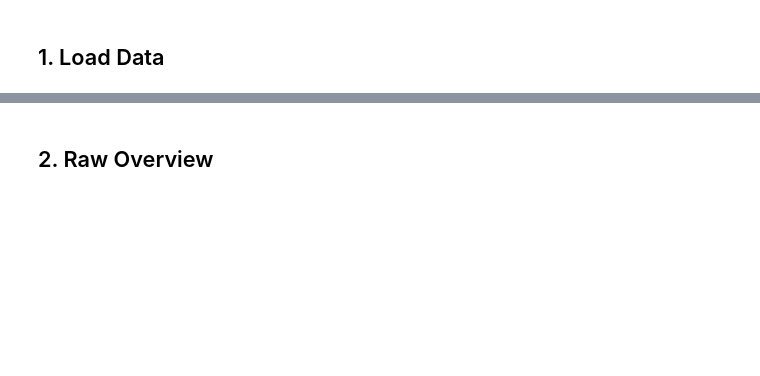
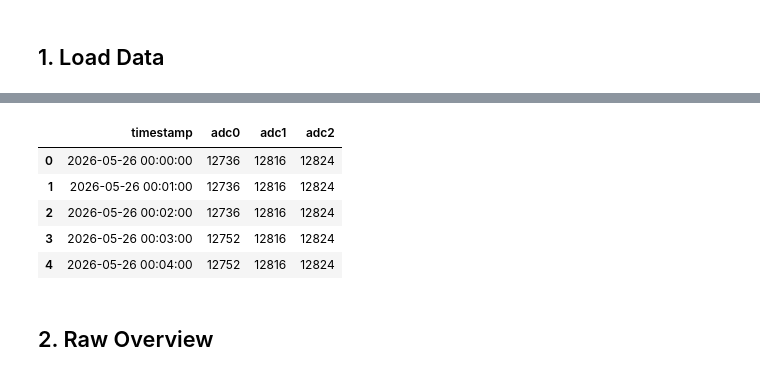
Before and after one commit to rooster-ninja/Moon_Temp_Calibration_Jupyter, a Jupyter notebook: sensor_offset_analysis.ipynb, the cells around one changed output, grey strips where cells are left out. Cells and saved outputs as stored; diff of their text form; code cells hidden in the pictures; blank space fills up the shorter version.

```diff
--- a/sensor_offset_analysis.ipynb
+++ b/sensor_offset_analysis.ipynb
@@ -19,7 +17,7 @@ ModuleNotFoundError: No module named 'matplotlib'
 # %% [markdown]
 ## 1. Load Data
 # %%
-CSV_PATH = "/Users/dek/claude_projects/moon_temp_logger/target/release/logs/2026-05-26.csv"
+CSV_PATH = "/home/rooster/claude-code/data/logs/2026-05-26.csv"
 
 df = pd.read_csv(CSV_PATH, parse_dates=['timestamp'])
 df = df.sort_values('timestamp').reset_index(drop=True)
@@ -28,3 +26,4 @@ print(f"Rows     : {len(df)}")
 print(f"Span     : {df['timestamp'].iloc[0]}  →  {df['timestamp'].iloc[-1]}")
 print(f"Duration : {df['timestamp'].iloc[-1] - df['timestamp'].iloc[0]}")
 df.head()
+# %% [output]
@@ -31,3 +33,9 @@ df.head()
+|  | timestamp | adc0 | adc1 | adc2 |
+| 0 | 2026-05-26 00:00:00 | 12736 | 12816 | 12824 |
+| 1 | 2026-05-26 00:01:00 | 12736 | 12816 | 12824 |
+| 2 | 2026-05-26 00:02:00 | 12736 | 12816 | 12824 |
+| 3 | 2026-05-26 00:03:00 | 12752 | 12816 | 12824 |
+| 4 | 2026-05-26 00:04:00 | 12752 | 12816 | 12824 |
 # %% [markdown]
 ## 2. Raw Overview
 # %%
```
Also changed, not shown: parts of 30 cells of this notebook.
